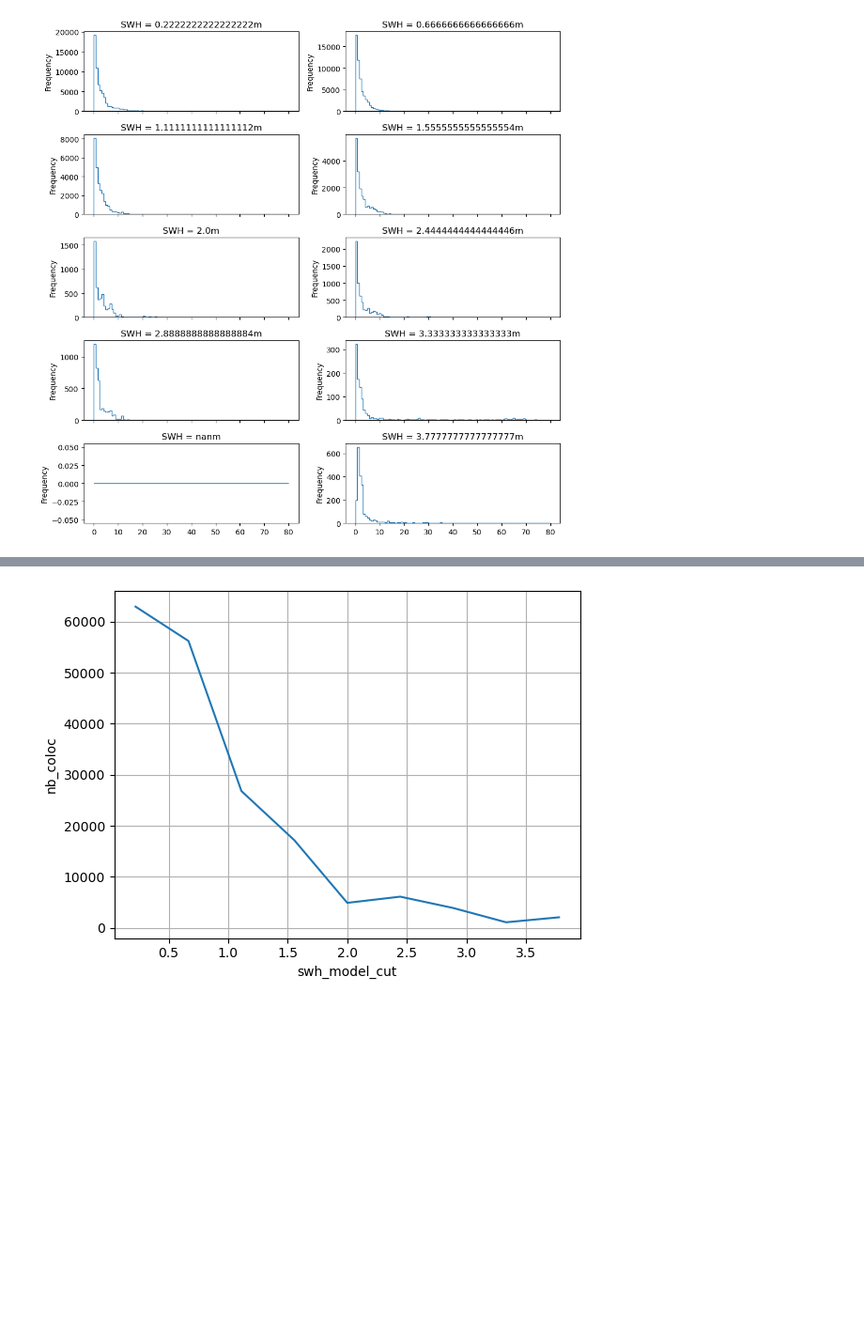
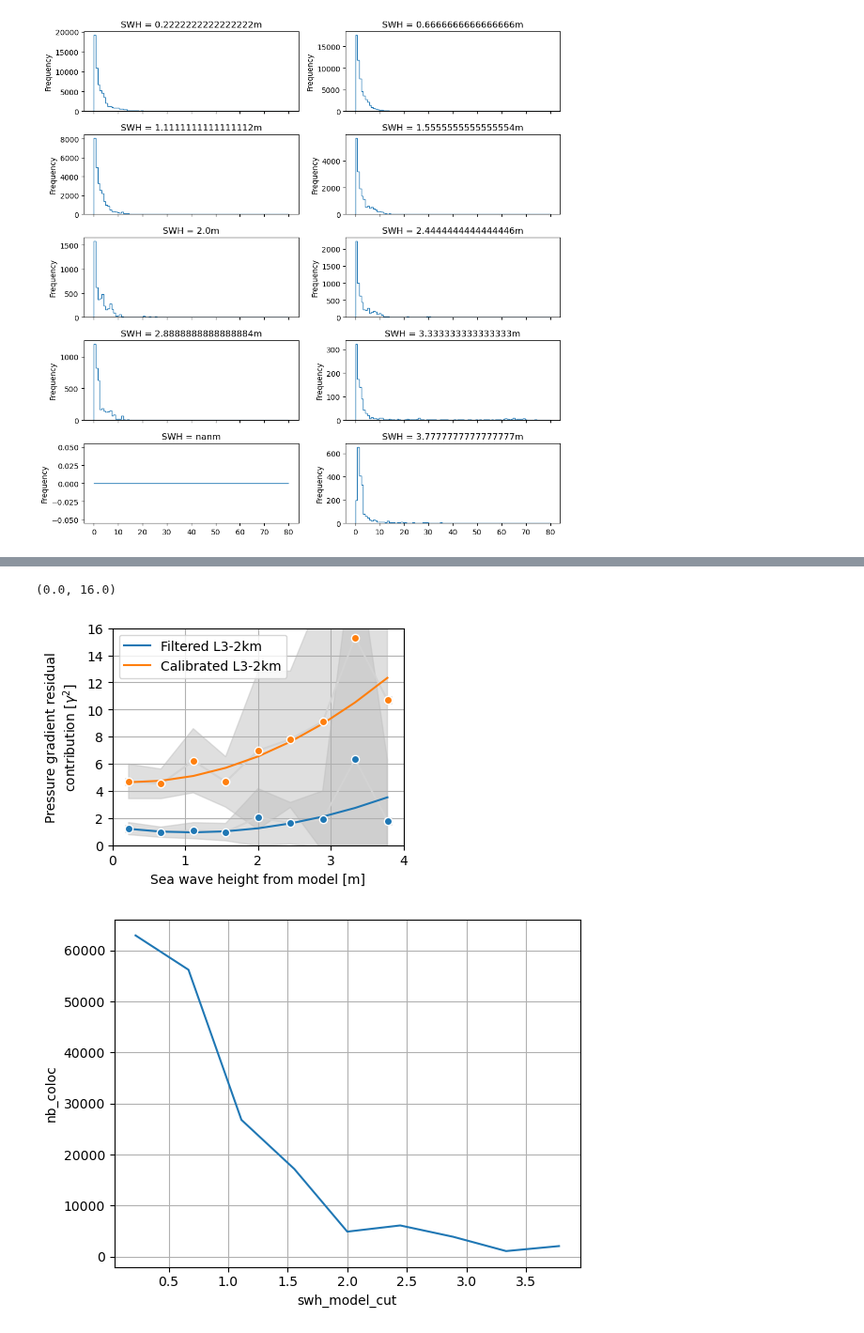
Before and after one commit to margot-demol/med_analysis, a Jupyter notebook: 10_swot_capabilities_diags/22_seastate_duacs.ipynb, the cells around one changed output, grey strips where cells are left out. Shown at 94% size. Saved outputs shown, nothing was run; the diff lists cells and outputs as text; code cells hidden in the pictures; blank space fills up the shorter version.

```diff
--- a/10_swot_capabilities_diags/22_seastate_duacs.ipynb
+++ b/10_swot_capabilities_diags/22_seastate_duacs.ipynb
@@ -451,3 +562,45 @@ ax.set_xlim(0, 4)
+# %%
+plt.rcParams["axes.edgecolor"] = "k"
+fig, ax = plt.subplots(1, 1, figsize=(4,3), frameon=False)
+dsswh['E_ggd'] = dsswh.Ex_ggd + dsswh.Ey_ggd
+dsswh['er__E_ggd'] = dsswh.er__Ex_ggd + dsswh.er__Ey_ggd
+dsswh.E_ggd.plot(ax=ax, marker = 'x', c='lightgrey')
+plot_error(dsswh, 'swh_model_cut', 'E_ggd', ax=ax, suf='er__', alpha=0.5)
+#sc = dsswh.plot.scatter(x = 'swh_model_cut', y='E_ggd', c=dsswh.meanbin_abs_cross_track_distance/1e3, vmin=30, vmax=40, zorder=10)
+sc = dsswh.plot.scatter(x = 'swh_model_cut', y='E_ggd',  zorder=10)
+
+#plt.colorbar(sc, label ='Mean cross track distance on the bin [km]')
+
+c = dsswh.where(dsswh.swh_model_cut<2).swh_model_cut
+coef = np.polyfit(c, dsswh.E_ggd,2, w =dsswh.nb_coloc )
+ax.plot(c, coef[0]*c**2  +coef[1]*c +coef[2], label='Filtered L3-2km')
+
+
+plt.rcParams["axes.edgecolor"] = "k"
+dsswhc['E_ggd'] = dsswhc.Ex_ggd + dsswhc.Ey_ggd
+dsswhc['er__E_ggd'] = dsswhc.er__Ex_ggd + dsswhc.er__Ey_ggd
+dsswhc.E_ggd.plot(ax=ax, marker = 'x', c='lightgrey')
+plot_error(dsswhc, 'swh_model_cut', 'E_ggd', ax=ax, suf='er__', alpha=0.5)
+#sc = dsswhc.plot.scatter(x = 'swh_model_cut', y='E_ggd', c=dsswhc.meanbin_abs_cross_track_distance/1e3,zorder=10)
+sc = dsswhc.plot.scatter(x = 'swh_model_cut', y='E_ggd',zorder=10)
+#plt.colorbar(sc, label ='Mean cross track distance on the bin [km]')
+
+c = dsswhc.where(dsswhc.swh_model_cut<2).swh_model_cut
+coef = np.polyfit(c, dsswhc.E_ggd,2, w =dsswhc.nb_coloc )
+ax.plot(c, coef[0]*c**2  +coef[1]*c +coef[2], label='Calibrated L3-2km')
+
+
+
+
+ax.grid()
+ax.set_ylabel('Pressure gradient residual\n'+r'contribution [$\gamma^2$]')
+ax.set_xlabel(r'Sea wave height from model [m]')
+ax.set_xlim(0, 4)
+ax.legend()
+ax.set_ylim(0, 16)
+# %% [output]
+(0.0, 16.0)
+[figure, added]
 # %%
 dsswh.nb_coloc.plot()
 plt.grid()
```
Also changed, not shown: parts of 10 cells of this notebook, 28 other files.
